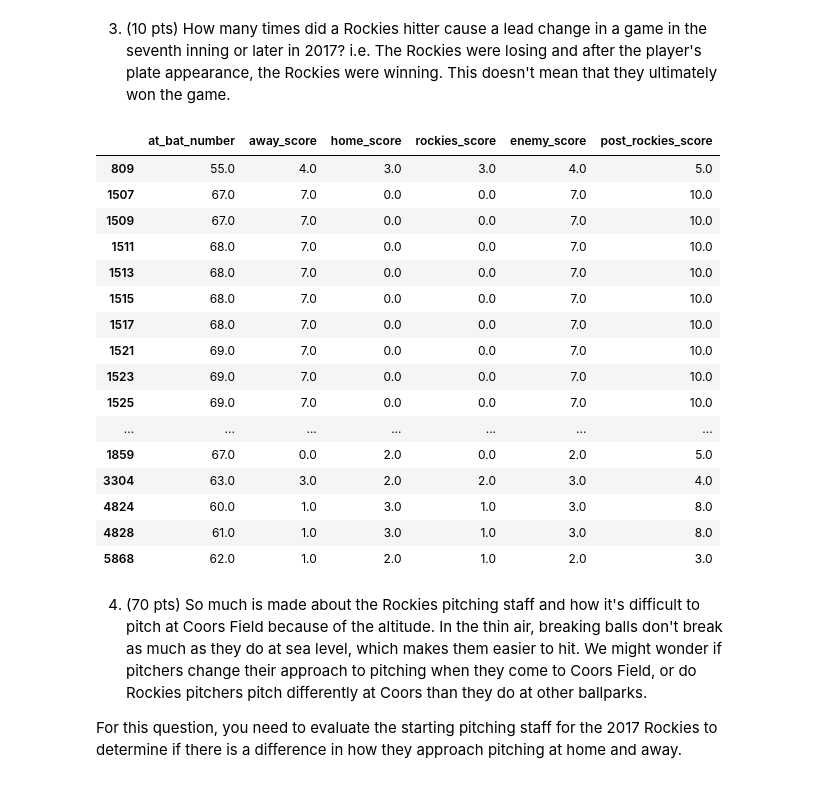
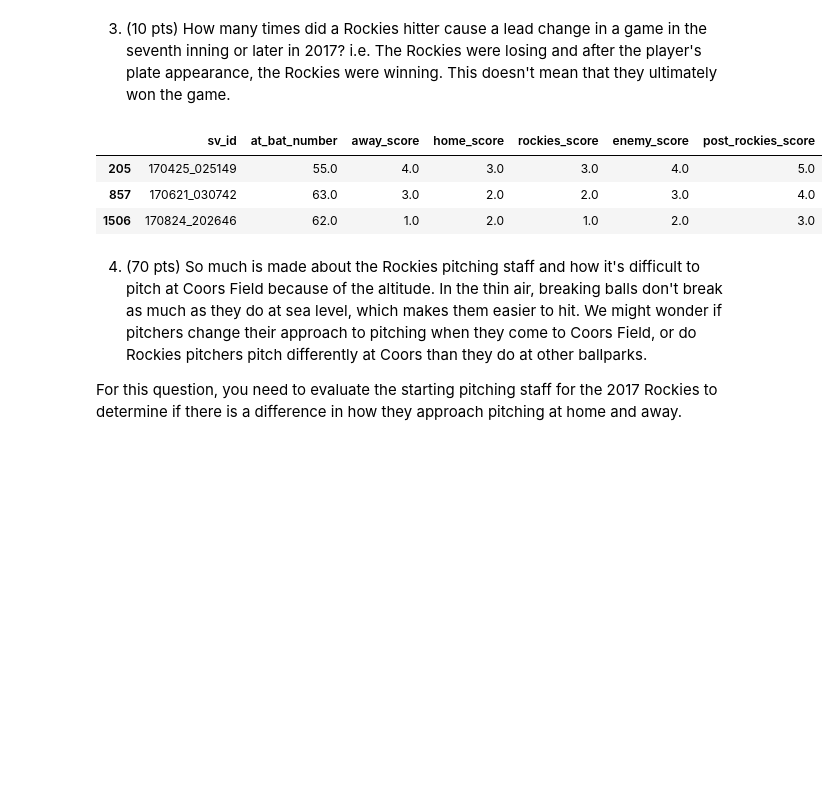
Before and after one commit to michaelmdresser/csci4831-sabermetrics, a Jupyter notebook: Assignment2-Pitching.ipynb, the cells around one changed output. Saved outputs shown, nothing was run; the diff lists cells and outputs as text; code cells hidden in the pictures; blank space fills up the shorter version.

```diff
--- a/Assignment2-Pitching.ipynb
+++ b/Assignment2-Pitching.ipynb
@@ -146,37 +154,27 @@ Gathering player lookup table. This may take a moment.
 # %%
 from numpy import nan
 
-late_inning = df_rockies_batting.loc[(df_rockies_batting["inning"] >= 7)].copy()
-late_inning = late_inning.sort_values(by=["game_date", "at_bat_number", "pitch_number"]).reset_index(drop=True)
+late_inning = df_rockies_batting.loc[(df_rockies_batting["inning"] >= 7) &
+                                     (df_rockies_batting["balls"] == 0) &
+                                     (df_rockies_batting["strikes"] == 0)].copy()
+#late_inning = late_inning.sort_values(by=["game_date", "at_bat_number", "pitch_number"]).reset_index(drop=True)
+late_inning = late_inning.sort_values(by=["game_date", "sv_id"]).reset_index(drop=True)
 late_inning["post_rockies_score"] = nan
 
 for i in late_inning.index:
     if i <= 0:
         continue
 
     if late_inning.iloc[i - 1]["game_date"] == late_inning.iloc[i]["game_date"]:
         late_inning.at[i - 1, "post_rockies_score"] = late_inning.at[i, "rockies_score"]
 
 late_inning.loc[(late_inning["rockies_score"] < late_inning["enemy_score"]) &
-                (late_inning["post_rockies_score"] > late_inning["enemy_score"])].loc[:, ["at_bat_number", "away_score", "home_score", "rockies_score", "enemy_score", "post_rockies_score"]]
+                (late_inning["post_rockies_score"] > late_inning["enemy_score"])].loc[:, ["sv_id", "at_bat_number", "away_score", "home_score", "rockies_score", "enemy_score", "post_rockies_score"]]
 # %% [output]
-|  | at_bat_number | away_score | home_score | rockies_score | enemy_score | post_rockies_score |
-| 809 | 55.0 | 4.0 | 3.0 | 3.0 | 4.0 | 5.0 |
-| 1507 | 67.0 | 7.0 | 0.0 | 0.0 | 7.0 | 10.0 |
-| 1509 | 67.0 | 7.0 | 0.0 | 0.0 | 7.0 | 10.0 |
-| 1511 | 68.0 | 7.0 | 0.0 | 0.0 | 7.0 | 10.0 |
-| 1513 | 68.0 | 7.0 | 0.0 | 0.0 | 7.0 | 10.0 |
-| 1515 | 68.0 | 7.0 | 0.0 | 0.0 | 7.0 | 10.0 |
-| 1517 | 68.0 | 7.0 | 0.0 | 0.0 | 7.0 | 10.0 |
-| 1521 | 69.0 | 7.0 | 0.0 | 0.0 | 7.0 | 10.0 |
-| 1523 | 69.0 | 7.0 | 0.0 | 0.0 | 7.0 | 10.0 |
-| 1525 | 69.0 | 7.0 | 0.0 | 0.0 | 7.0 | 10.0 |
-| ... | ... | ... | ... | ... | ... | ... |
-| 1859 | 67.0 | 0.0 | 2.0 | 0.0 | 2.0 | 5.0 |
-| 3304 | 63.0 | 3.0 | 2.0 | 2.0 | 3.0 | 4.0 |
-| 4824 | 60.0 | 1.0 | 3.0 | 1.0 | 3.0 | 8.0 |
-| 4828 | 61.0 | 1.0 | 3.0 | 1.0 | 3.0 | 8.0 |
-| 5868 | 62.0 | 1.0 | 2.0 | 1.0 | 2.0 | 3.0 |
+|  | sv_id | at_bat_number | away_score | home_score | rockies_score | enemy_score | post_rockies_score |
+| 205 | 170425_025149 | 55.0 | 4.0 | 3.0 | 3.0 | 4.0 | 5.0 |
+| 857 | 170621_030742 | 63.0 | 3.0 | 2.0 | 2.0 | 3.0 | 4.0 |
+| 1506 | 170824_202646 | 62.0 | 1.0 | 2.0 | 1.0 | 2.0 | 3.0 |
 # %% [markdown]
 4. (70 pts) So much is made about the Rockies pitching staff and how it's difficult to pitch at Coors Field because of the altitude. In the thin air, breaking balls don't break as much as they do at sea level, which makes them easier to hit. We might wonder if pitchers change their approach to pitching when they come to Coors Field, or do Rockies pitchers pitch differently at Coors than they do at other ballparks.
 
```
Also changed, not shown: parts of 16 cells of this notebook, 1 other file.
